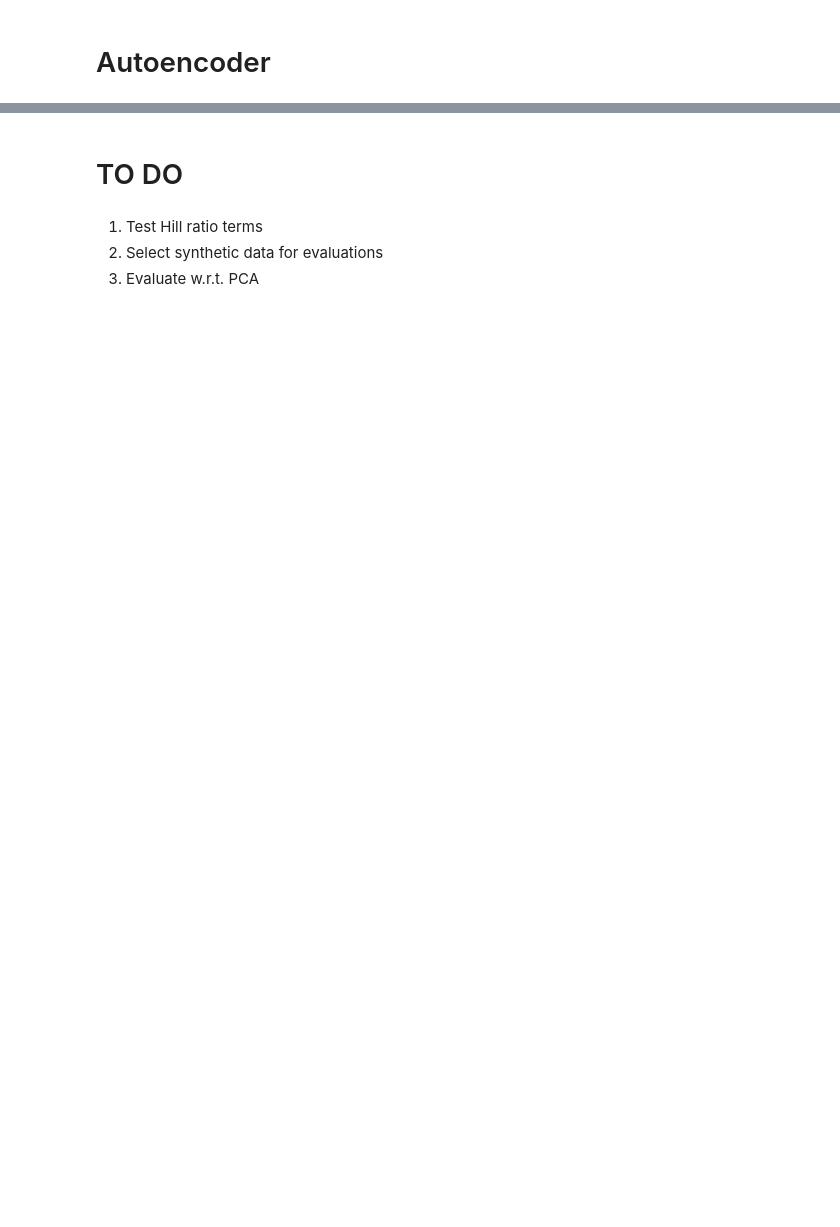
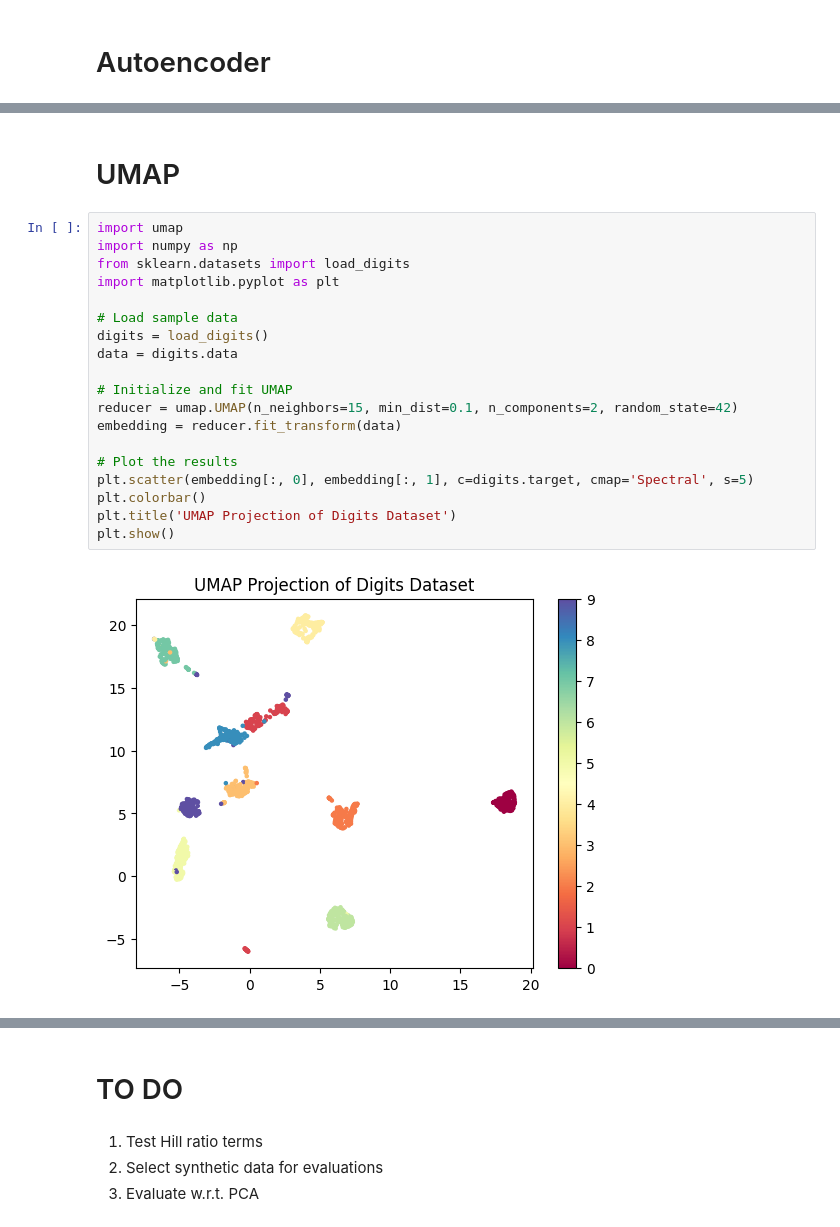
Before and after one commit to ModelEngineering/autoencodersb, a Jupyter notebook: notebooks/evaluating_autoencoders.ipynb, the cells around one changed output, grey strips where cells are left out. Saved outputs shown, nothing was run; the diff lists cells and outputs as text; blank space fills up the shorter version.

Commit message:
AutoencoderUMAP

```diff
--- a/notebooks/evaluating_autoencoders.ipynb
+++ b/notebooks/evaluating_autoencoders.ipynb
@@ -89,0 +134,23 @@ TypeError: Cannot convert a MPS Tensor to float64 dtype as the MPS framework doe
+# %% [markdown]
+# UMAP
+# %%
+import umap
+import numpy as np
+from sklearn.datasets import load_digits
+import matplotlib.pyplot as plt
+
+# Load sample data
+digits = load_digits()
+data = digits.data
+
+# Initialize and fit UMAP
+reducer = umap.UMAP(n_neighbors=15, min_dist=0.1, n_components=2, random_state=42)
+embedding = reducer.fit_transform(data)
+
+# Plot the results
+plt.scatter(embedding[:, 0], embedding[:, 1], c=digits.target, cmap='Spectral', s=5)
+plt.colorbar()
+plt.title('UMAP Projection of Digits Dataset')
+plt.show()
+# %% [output]
+[figure, added]
```
Also changed, not shown: parts of 25 cells of this notebook, 15 other files.
